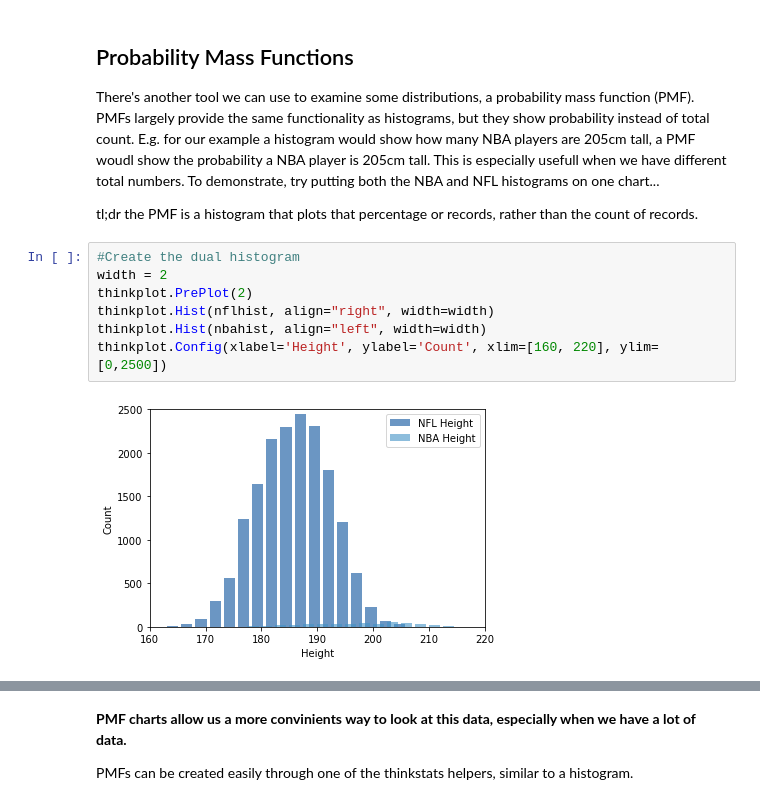
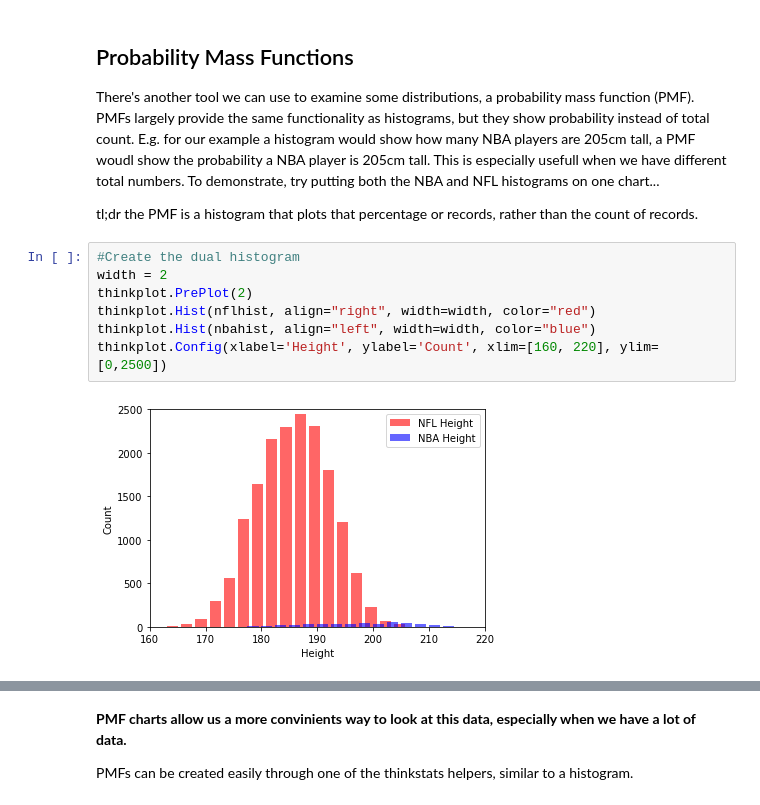
Before and after one commit to guochuanyong/Basic_Stats_in_Python_Student_Workbooks, a Jupyter notebook: 003_Var_Std_Dev_sol.ipynb, the cells around one changed output, grey strips where cells are left out. Cells and saved outputs as stored; diff of their text form.

```diff
--- a/003_Var_Std_Dev_sol.ipynb
+++ b/003_Var_Std_Dev_sol.ipynb
@@ -311,9 +311,9 @@ tl;dr the PMF is a histogram that plots that percentage or records, rather than
 # %%
 #Create the dual histogram
 width = 2
 thinkplot.PrePlot(2)
-thinkplot.Hist(nflhist, align="right", width=width)
-thinkplot.Hist(nbahist, align="left", width=width)
+thinkplot.Hist(nflhist, align="right", width=width, color="red")
+thinkplot.Hist(nbahist, align="left", width=width, color="blue")
 thinkplot.Config(xlabel='Height', ylabel='Count', xlim=[160, 220], ylim=[0,2500])
 # %% [output]
-[figure, old version]
+[figure, new version]
```
Also changed, not shown: parts of 3 cells of this notebook, 3 other files.
